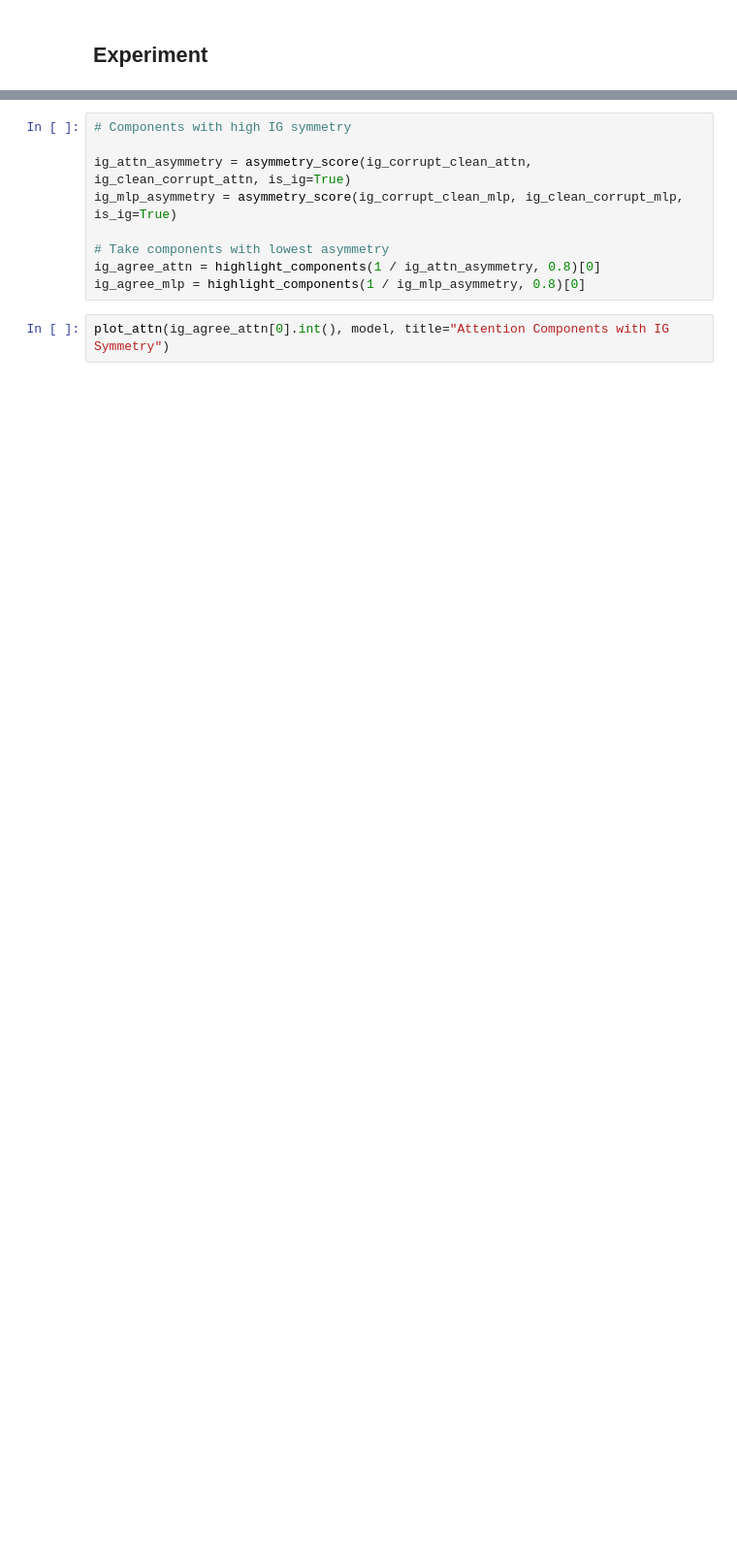
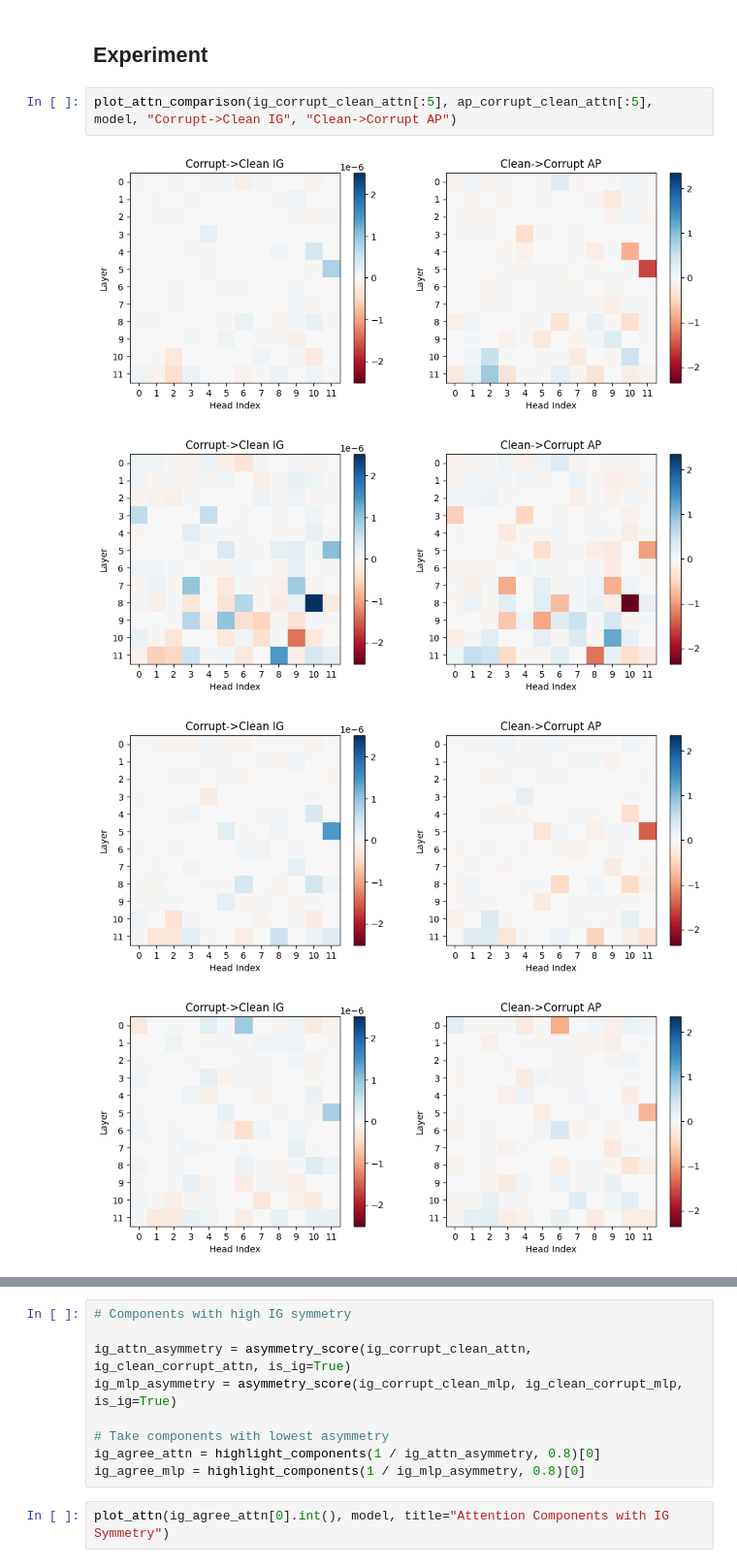
Before and after one commit to mwmlo/gradient_causal_knowledge, a Jupyter notebook: 9 - Latent Symmetry Components.ipynb, the cells around one changed output, grey strips where cells are left out. Shown at 97% size. Drawn from its saved outputs; the diff is of its cells as text; blank space fills up the shorter version.

```diff
--- a/9 - Latent Symmetry Components.ipynb
+++ b/9 - Latent Symmetry Components.ipynb
@@ -89,3 +89,10 @@ plot_attn(complete_attn[0].int(), model, title="Complete Attention Components")
 [figure]
 # %% [markdown]
 ## Experiment
+# %%
+plot_attn_comparison(ig_corrupt_clean_attn[:5], ap_corrupt_clean_attn[:5], model, "Corrupt->Clean IG", "Clean->Corrupt AP")
+# %% [output]
+[figure, added]
+[figure, added]
+[figure, added]
+[figure, added]
```
Also changed, not shown: parts of 4 cells of this notebook, 11 other files.
